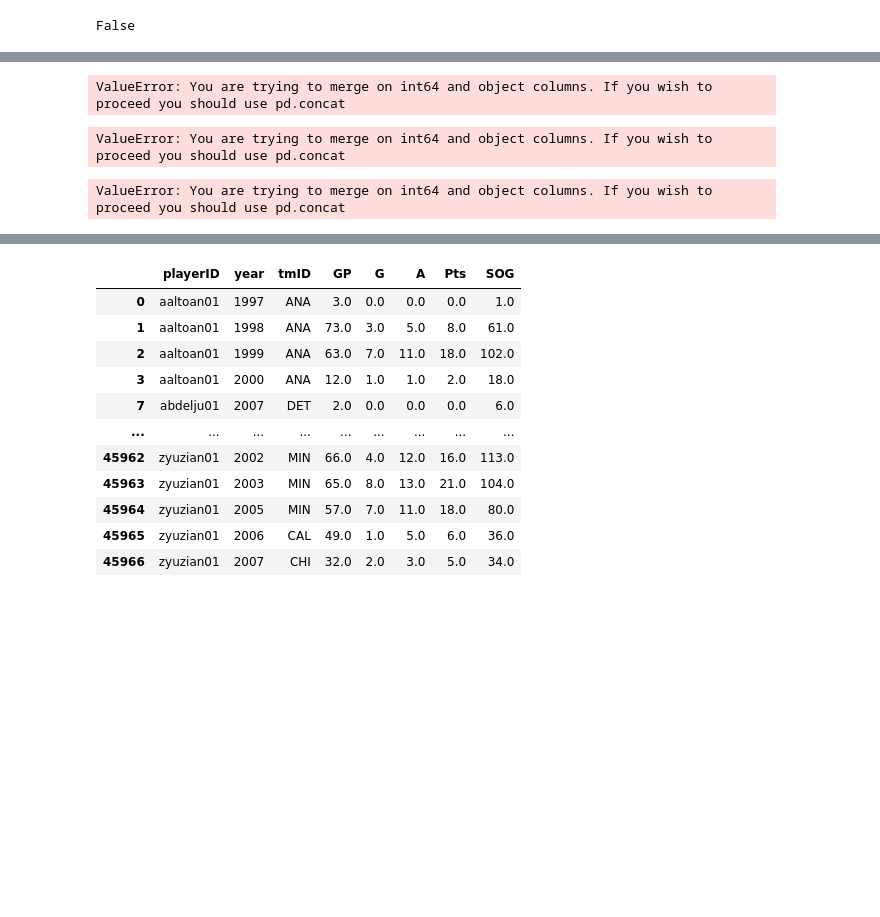
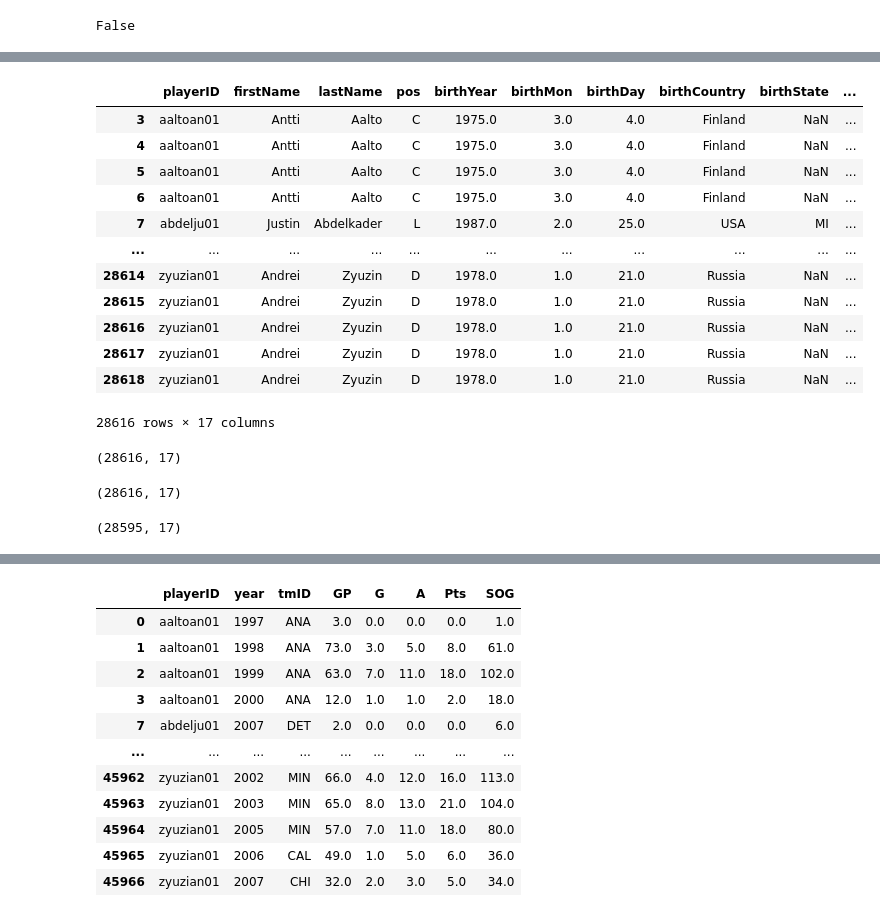
Before and after one commit to yaowenqiang/panda_playbook, a Jupyter notebook: advanced_pandas.ipynb, the cells around one changed output, grey strips where cells are left out. Drawn from its saved outputs; the diff is of its cells as text; code cells hidden in the pictures; blank space fills up the shorter version.

```diff
--- a/advanced_pandas.ipynb
+++ b/advanced_pandas.ipynb
@@ -404,23 +416,36 @@ TypeError: object of type 'NoneType' has no len()
 # %%
-pd.merge(master, scoring, left_index=True, right_on='playerID', how='left')
-# pd.concat(master, scoring)
+pd.merge(master, scoring, left_index=True, left_on="playerID", right_on='playerID', how='left')
 # %% [output]
+|  | playerID | firstName | lastName | pos | birthYear | birthMon | birthDay | birthCountry | birthState | ... |
+| 3 | aaltoan01 | Antti | Aalto | C | 1975.0 | 3.0 | 4.0 | Finland | NaN | ... |
+| 4 | aaltoan01 | Antti | Aalto | C | 1975.0 | 3.0 | 4.0 | Finland | NaN | ... |
+| 5 | aaltoan01 | Antti | Aalto | C | 1975.0 | 3.0 | 4.0 | Finland | NaN | ... |
+| 6 | aaltoan01 | Antti | Aalto | C | 1975.0 | 3.0 | 4.0 | Finland | NaN | ... |
+| 7 | abdelju01 | Justin | Abdelkader | L | 1987.0 | 2.0 | 25.0 | USA | MI | ... |
+| ... | ... | ... | ... | ... | ... | ... | ... | ... | ... | ... |
+| 28614 | zyuzian01 | Andrei | Zyuzin | D | 1978.0 | 1.0 | 21.0 | Russia | NaN | ... |
+| 28615 | zyuzian01 | Andrei | Zyuzin | D | 1978.0 | 1.0 | 21.0 | Russia | NaN | ... |
+| 28616 | zyuzian01 | Andrei | Zyuzin | D | 1978.0 | 1.0 | 21.0 | Russia | NaN | ... |
+| 28617 | zyuzian01 | Andrei | Zyuzin | D | 1978.0 | 1.0 | 21.0 | Russia | NaN | ... |
+| 28618 | zyuzian01 | Andrei | Zyuzin | D | 1978.0 | 1.0 | 21.0 | Russia | NaN | ... |
-ValueError: You are trying to merge on int64 and object columns. If you wish to proceed you should use pd.concat
+28616 rows × 17 columns
 # %%
 
-pd.merge(master, scoring, left_index=True, right_on='playerID', how='right').shape
+pd.merge(master, scoring, left_index=True, left_on="playerID", right_on='playerID', how='right').shape
+# %% [output]
+(28616, 17)
 # %%
 master2 = master.drop(master.sample(5).index)
 # %%
-pd.merge(master2, scoring, left_index=True, right_on='playerID', how='right').shape
+pd.merge(master2, scoring, left_index=True, left_on="playerID", right_on='playerID', how='right').shape
 # %% [output]
-ValueError: You are trying to merge on int64 and object columns. If you wish to proceed you should use pd.concat
+(28616, 17)
 # %%
-pd.merge(master2, scoring, left_index=True, right_on='playerID', how='left').shape
+pd.merge(master2, scoring, left_index=True,left_on="playerID", right_on='playerID', how='left').shape
+# %% [output]
+(28595, 17)
 # %%
-merged = pd.merge(master2, scoring, left_index=True, right_on='playerID', how='outer', indicator=True)
+merged = pd.merge(master2, scoring, left_index=True, left_on="playerID",right_on='playerID', how='outer', indicator=True)
-# %% [output]
-ValueError: You are trying to merge on int64 and object columns. If you wish to proceed you should use pd.concat
 # %%
 master
 # %% [output]
```
Also changed, not shown: parts of 14 cells of this notebook.
